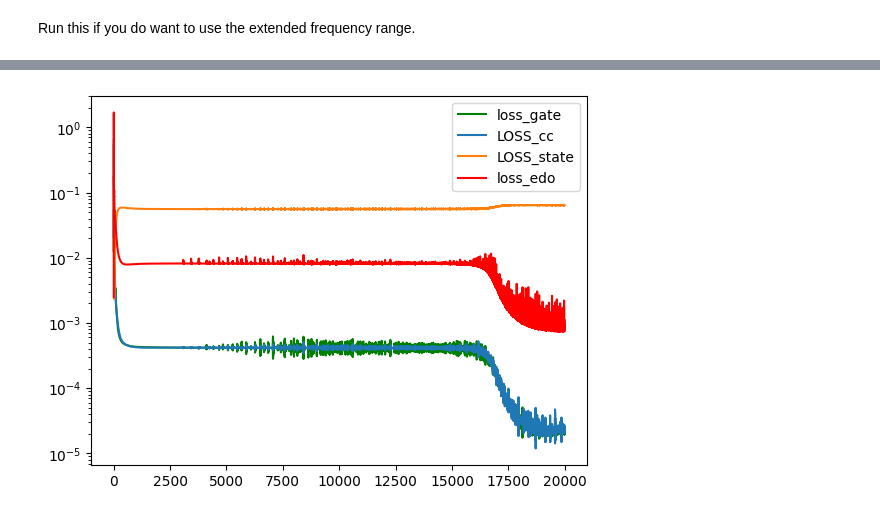
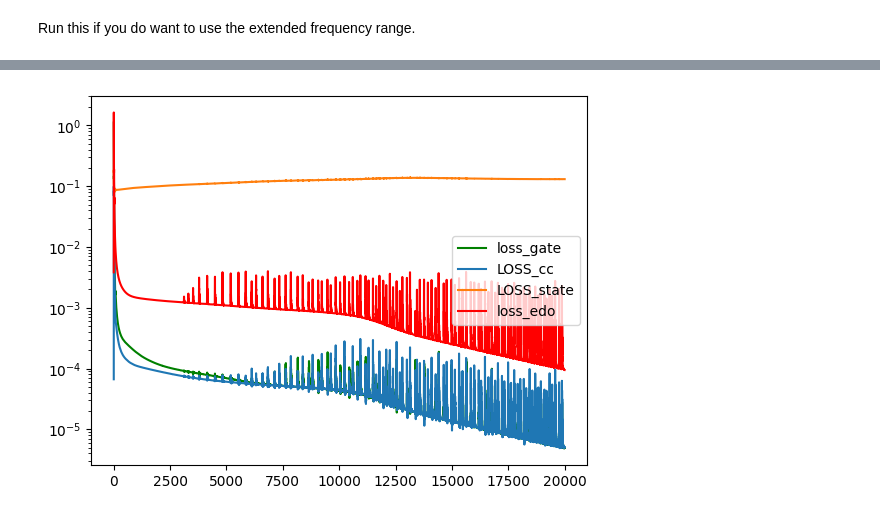
Before and after one commit to martinjimenez388/my-first-proyect, a Jupyter notebook: PINN_control_4levels_pre_trained.ipynb, the cells around one changed output, grey strips where cells are left out. Cells and saved outputs as stored; diff of their text form; code cells hidden in the pictures.

```diff
--- a/PINN_control_4levels_pre_trained.ipynb
+++ b/PINN_control_4levels_pre_trained.ipynb
@@ -71,7 +71,7 @@ class SIN(tc.nn.Module):
     def forward(self, x):
         return tc.sin(x)
 # %%
-neuronio = [256,256,256]
+neuronio = [128,128,128]
 X_vector   = Rede(
     neuronio    = neuronio,
     input_      = 1,
@@ -179,8 +179,8 @@ X_vector = Rede(
     creat_p=True,
     N_of_paramater=0,
     use_fourier=True,
-    n_freq=32,
-    f_max=30.0
+    n_freq=16,
+    f_max=15.0
 )
 
 opt = tc.optim.Adam(X_vector.parameters(),
@@ -225,7 +225,7 @@ def evolution_qutip(wp,ws,t_points,psi0):
     c_ops = [] # e.g., c_ops = [np.sqrt(gamma) * qt.sigmam()]
 
     # 3. Define the initial state and expectation value operators
-    psi0 = qt.basis(4, 0) # Initial state |0>
+    #psi0 = qt.basis(4, 0) # Initial state |0>
     # psi0 = 1/np.sqrt(2)*(qt.basis(4, 0)+qt.basis(4, 1)) # Initial state |0>
     e_ops = [] # Operators for which to calculate expectation values
     tlist= t_points
@@ -252,9 +252,9 @@ def evolution_qutip(wp,ws,t_points,psi0):
 
 
 def guess(time):
-    return np.sin(2*np.pi*time/tfinal)
+    return 1 + np.sin(2*np.pi*time*2.5/tfinal)
 def guess1(time):
-    return np.cos(2*np.pi*time/tfinal)
+    return 1 - np.cos(2*np.pi*time*2.5/tfinal)
 wp=guess(t_points)
 ws=guess1(t_points)
 psi0 = qt.basis(4, 0) # Initial state |0>
@@ -284,7 +284,7 @@ re1_30 = tc.tensor(re1[:, 3, 0], dtype=tc.float32).view(-1, 1)
 target_field_p = tc.tensor(wp, dtype=tc.float32).view(-1, 1)
 target_field_s = tc.tensor(ws, dtype=tc.float32).view(-1, 1)
 
-epocas  = 2000
+epocas  = 4000
 LOSS    = []
 LOSS1   = []
 LOSS2   = []
@@ -418,12 +433,14 @@ v0=tc.zeros(Nedo)
 vt=tc.zeros(Nedo)
 
 #porta X: initial states are e^(i pi/4) |0> and e^(-i pi/4) |1>
-v0[0]=sqrt12; v0[1]=sqrt12; v0[10]=sqrt12; v0[11]=-sqrt12
-vt[2]=sqrt12; vt[3]=sqrt12; vt[8]=sqrt12; vt[9]=-sqrt12
+#v0[0]=sqrt12; v0[1]=sqrt12; v0[10]=sqrt12; v0[11]=-sqrt12
+#vt[2]=sqrt12; vt[3]=sqrt12; vt[8]=sqrt12; vt[9]=-sqrt12
 
 #porta Hadamard: initial states are |0> and |1>
-#v0[0]=1.0; v0[10]=1.0
-#vt[0]=sqrt12; vt[2]=sqrt12; vt[8]=sqrt12; vt[10]=-sqrt12
+v0[0]=1.0; v0[10]=1.0
+vt[0]=sqrt12; vt[2]=sqrt12; vt[8]=sqrt12; vt[10]=-sqrt12
+#v0[0]=sqrt12; v0[1]=sqrt12; v0[10]=sqrt12; v0[11]=-sqrt12
+#vt[0]=0.5; vt[1]=0.5; vt[2]=0.5; vt[3]=0.5; vt[8]=0.5; vt[9]=-0.5; vt[10]=-0.5; vt[11]=0.5
 
 #porta S: initial states are e^(i pi/4) |0> and e^(-i pi/4) |1>
 #v0[0]=sqrt12; v0[1]=sqrt12; v0[10]=sqrt12; v0[11]=-sqrt12
@@ -455,35 +472,35 @@ for _ in tqdm(range(epocas)):
     derivs = tc.cat(
         [tc.autograd.grad(v, time, grad_outputs=tc.ones_like(v),
                           create_graph=True)[0] for v in vars_list],
         dim=1
     )
 
     LOSS_edo, LOSS_cc, Loss_gate, Loss_state = calculate_all_losses(s0, s1, derivs, v0, vt, Op, Os)
 
     #Loss_freq = ((tc.autograd.grad(Op, time, grad_outputs=tc.ones_like(Os), create_graph=True)[0])**2).mean()
     #Loss_freq += ((tc.autograd.grad(Os, time, grad_outputs=tc.ones_like(Op), create_graph=True)[0])**2).mean()
 
     ####### Loss total #######
-    loss_i = LOSS_edo + LOSS_cc + Loss_gate + 0.3*Loss_state
+    loss_i = LOSS_edo + LOSS_cc + Loss_gate# + 0.2*Loss_state + 0.05*((((Op[1:]-Op[:-1])/time[1])**2).mean() + (((Os[1:]-Os[:-1])/time[1])**2).mean())#((Op**2).mean() + (Os**2).mean())
 
     ####### Backpropagation #######
     opt.zero_grad()
     loss_i.backward()
     opt.step()
     LOSS1.append(LOSS_edo.cpu().detach().numpy())
     LOSS2.append(LOSS_cc.cpu().detach().numpy())
     LOSS3.append(Loss_state.cpu().detach().numpy())
     LOSS.append(Loss_gate.cpu().detach().numpy())
 
 plt.plot(LOSS,"g",label="loss_gate")
 plt.plot(LOSS2,label="LOSS_cc")
 plt.plot(LOSS3,label="LOSS_state")
 plt.plot(LOSS1,'r-',label="loss_edo")
 plt.yscale("log")
 plt.legend()
 plt.show()
 # %% [output]
-[figure, old version]
+[figure, new version]
 # %%
 t_points =  np.linspace(0,tfinal, N)
 X_  = X_vector(time).detach().numpy()
```
Also changed, not shown: parts of 7 cells of this notebook.
